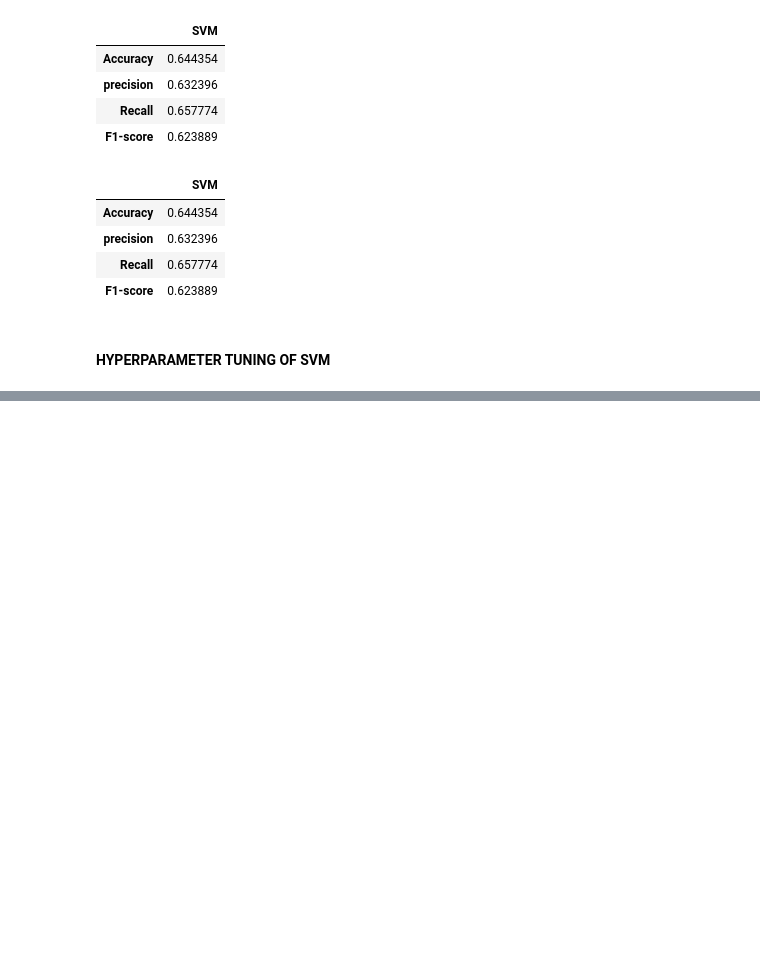
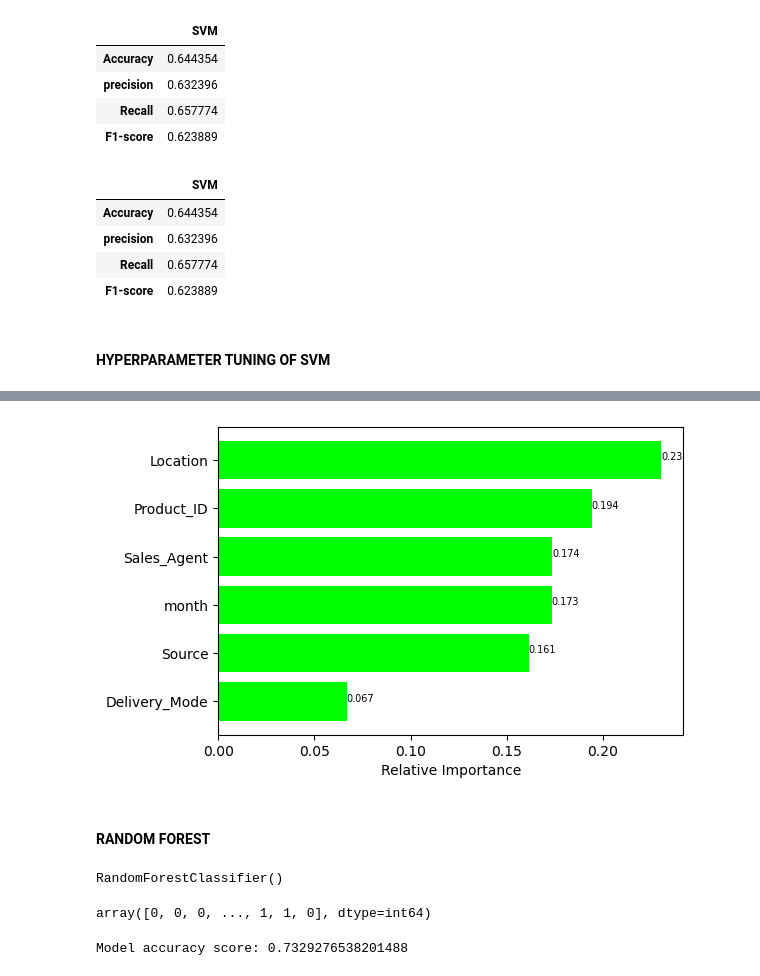
Before and after one commit to shanusaras/Lead_quality_categorization_for_enhanced_sales, a Jupyter notebook: sales effectiveness.ipynb, the cells around one changed output, grey strips where cells are left out. Saved outputs shown, nothing was run; the diff lists cells and outputs as text; code cells hidden in the pictures; blank space fills up the shorter version.

```diff
--- a/sales effectiveness.ipynb
+++ b/sales effectiveness.ipynb
@@ -1416,0 +1598,4 @@ tuned_svm_result1.style.background_gradient(cmap= 'Blues')
+# %%
+# Training the tuned model
+
+dt_model_cv.fit(X_train_scaled_sm, y_train_sm)
@@ -1416,0 +1649,50 @@ tuned_svm_result1.style.background_gradient(cmap= 'Blues')
+# %%
+# feature importance
+
+#getting feature importances from the decision tree model
+importances= dt_model_cv.feature_importances_
+feature_names= X.columns
+
+# sort the features by importance
+indices= np.argsort(importances)
+
+# Create a horizontal bar plot of the feature importances
+plt.figure(figsize= (6, 4))
+plt.barh(range(len(indices)), importances[indices], color= 'lime', align= 'center')
+plt.yticks(range(len(indices)), [feature_names[i] for i in indices])
+plt.xlabel('Relative Importance')
+
+# Add labels to the bars
+for i, v in enumerate(importances[indices]):
+  plt.text(v, i, str(round(v, 3)), color= 'black', fontsize= 7)
+
+plt.show()
+# %% [output]
+[figure, added]
+# %% [markdown]
+#### RANDOM FOREST
+# %%
+# importing the library
+from sklearn.ensemble import RandomForestClassifier
+
+# Initializing the model
+rf_model= RandomForestClassifier()
+
+# fitting the model to the train data
+rf_model.fit(X_train_scaled_sm, y_train_sm)
+# %% [output]
+RandomForestClassifier()
+# %%
+# prediction
+y_pred= rf_model.predict(X_test_scaled)
+y_pred
+# %% [output]
+array([0, 0, 0, ..., 1, 1, 0], dtype=int64)
+# %%
+# model evaluation
+# Checking Accuracy score
+
+a= accuracy_score(y_test, y_pred)
+print(f'Model accuracy score: {a}')
+# %% [output]
+Model accuracy score: 0.7329276538201488
```
Also changed, not shown: parts of 91 cells of this notebook.
